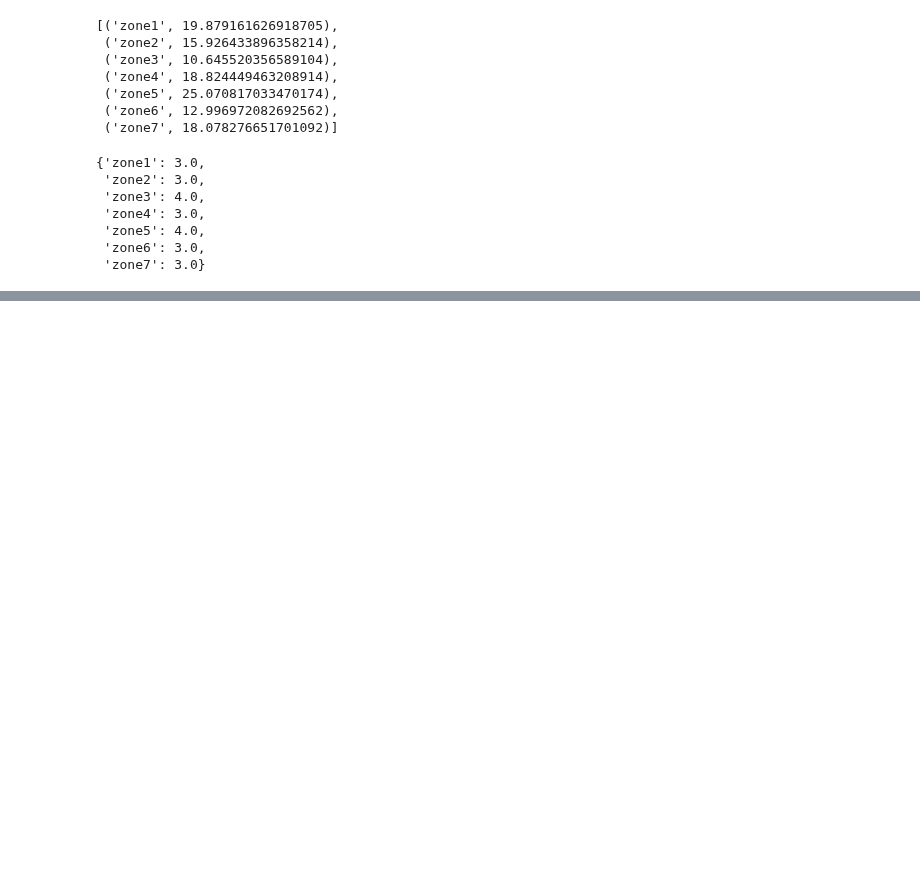
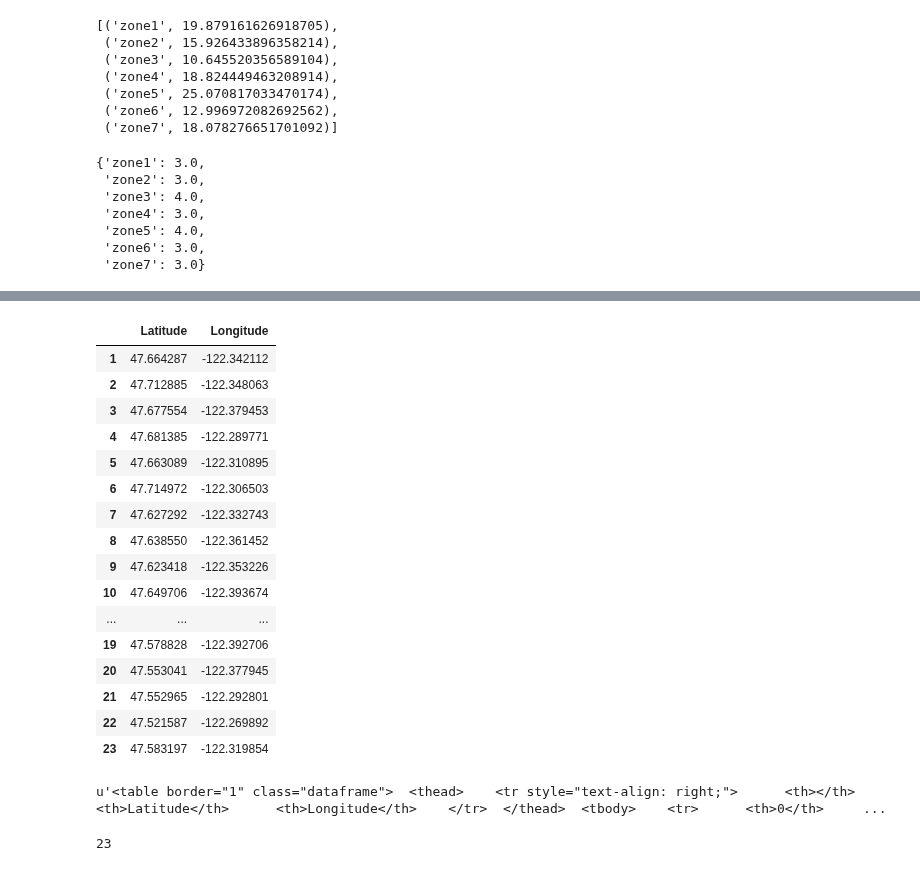
Before and after one commit to nickbuker/Rapid-Rescue, a Jupyter notebook: src/brain_test.ipynb, the cells around one changed output, grey strips where cells are left out. Saved outputs shown, nothing was run; the diff lists cells and outputs as text; code cells hidden in the pictures; blank space fills up the shorter version.

```diff
--- a/src/brain_test.ipynb
+++ b/src/brain_test.ipynb
@@ -101,0 +102,21 @@ plt.savefig('../images/seattle_911_pred.png')
+# %%
+centroid_df.index +=1
+centroid_df
+# %% [output]
+|  | Latitude | Longitude |
+| 1 | 47.664287 | -122.342112 |
+| 2 | 47.712885 | -122.348063 |
+| 3 | 47.677554 | -122.379453 |
+| 4 | 47.681385 | -122.289771 |
+| 5 | 47.663089 | -122.310895 |
+| 6 | 47.714972 | -122.306503 |
+| 7 | 47.627292 | -122.332743 |
+| 8 | 47.638550 | -122.361452 |
+| 9 | 47.623418 | -122.353226 |
+| 10 | 47.649706 | -122.393674 |
+| ... | ... | ... |
+| 19 | 47.578828 | -122.392706 |
+| 20 | 47.553041 | -122.377945 |
+| 21 | 47.552965 | -122.292801 |
+| 22 | 47.521587 | -122.269892 |
+| 23 | 47.583197 | -122.319854 |
@@ -101,0 +125,9 @@ plt.savefig('../images/seattle_911_pred.png')
+# %%
+table.replace("\n", "")
+# %% [output]
+u'<table border="1" class="dataframe">  <thead>    <tr style="text-align: right;">      <th></th>      <th>Latitude</th>      <th>Longitude</th>    </tr>  </thead>  <tbody>    <tr>      <th>0</th>     ...
+# %%
+centroids
+len(centroids)
+# %% [output]
+23
```
Also changed, not shown: parts of 2 cells of this notebook, 10 other files.
